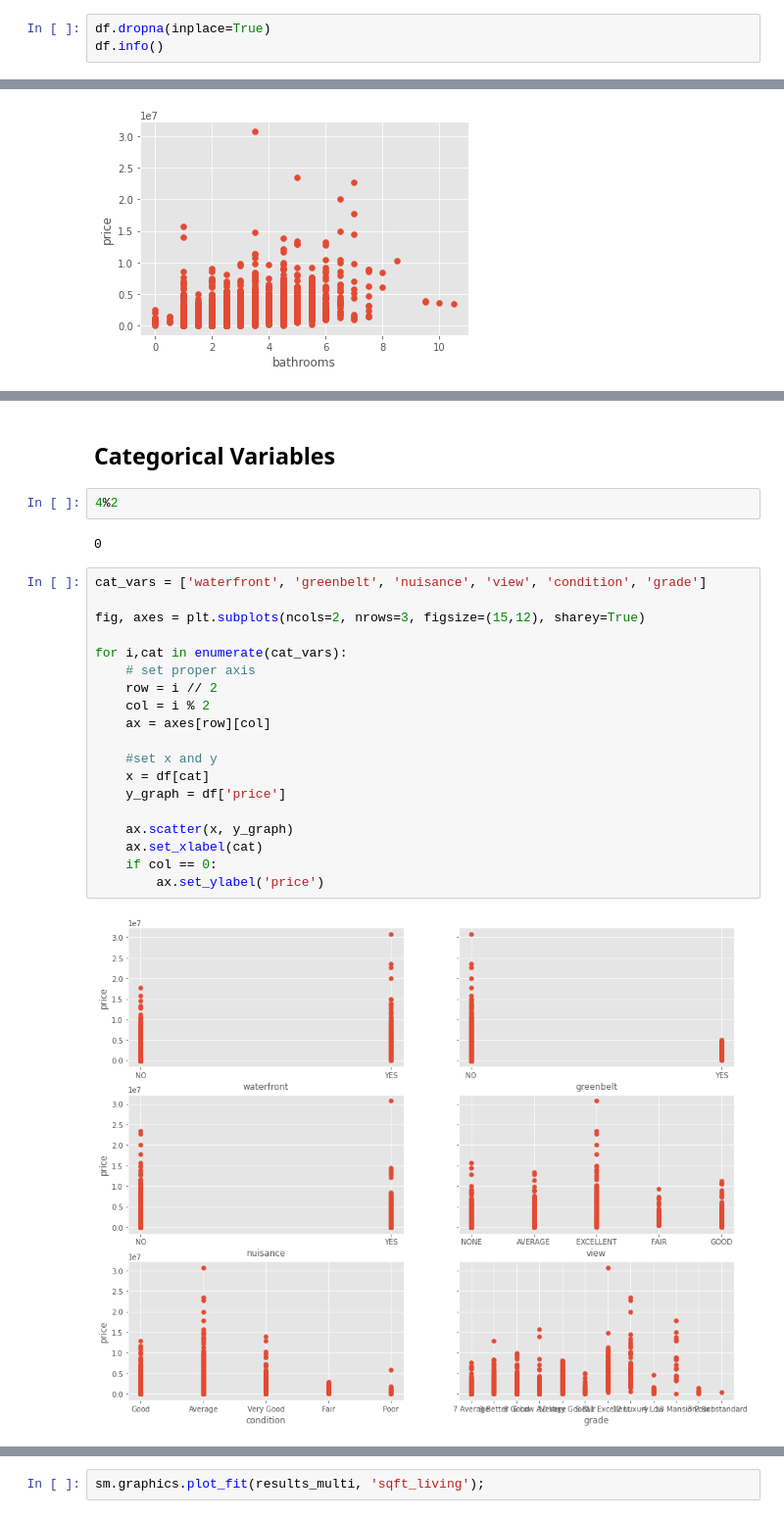
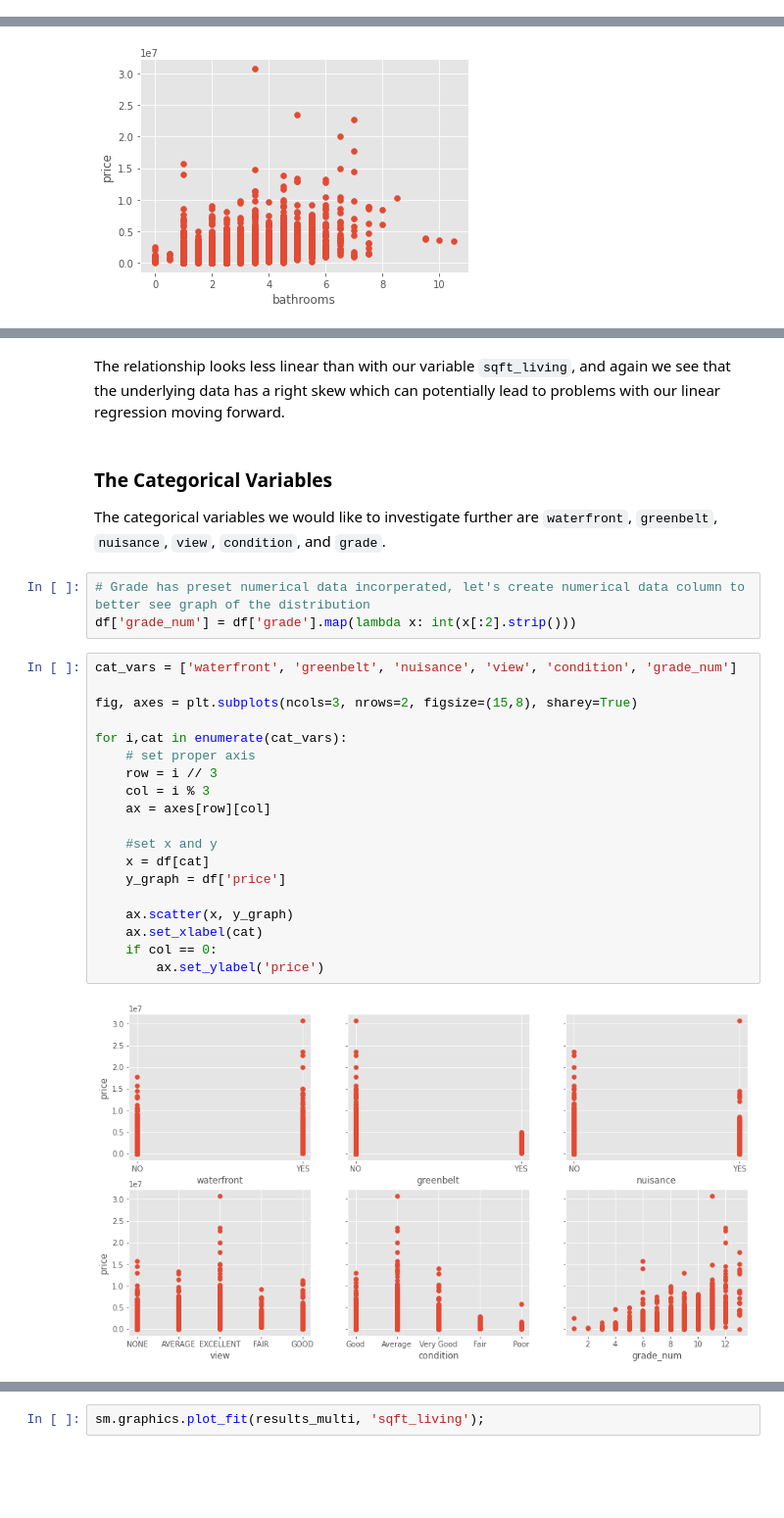
Before and after one commit to Bella3s/housing-analysis-project, a Jupyter notebook: housing_analysis.ipynb, the cells around one changed output, grey strips where cells are left out. Shown at 98% size. Saved outputs shown, nothing was run; the diff lists cells and outputs as text; blank space fills up the shorter version.

```diff
--- a/housing_analysis.ipynb
+++ b/housing_analysis.ipynb
@@ -64,6 +80,3 @@ memory usage: 5.8+ MB
 | `address` | The street address |
 | `lat` | Latitude coordinate of the house |
 | `long` | Longitude coordinate of the house |
-# %%
-df.dropna(inplace=True)
-df.info()
@@ -460,27 +436,30 @@ So that doesn't look linear at all :(.  The distribution of bathrooms was fairly
-# %% [markdown]
-## Categorical Variables
-# %%
-4%2
-# %% [output]
-0
+# %% [markdown]
+The relationship looks less linear than with our variable `sqft_living`, and again we see that the underlying data has a right skew which can potentially lead to problems with our linear regression moving forward.
+# %% [markdown]
+### The Categorical Variables
+
+The categorical variables we would like to investigate further are `waterfront`, `greenbelt`, `nuisance`, `view`, `condition`, and `grade`.
+# %%
+# Grade has preset numerical data incorperated, let's create numerical data column to better see graph of the distribution
+df['grade_num'] = df['grade'].map(lambda x: int(x[:2].strip()))
 # %%
-cat_vars = ['waterfront', 'greenbelt', 'nuisance', 'view', 'condition', 'grade']
+cat_vars = ['waterfront', 'greenbelt', 'nuisance', 'view', 'condition', 'grade_num']
 
-fig, axes = plt.subplots(ncols=2, nrows=3, figsize=(15,12), sharey=True)
+fig, axes = plt.subplots(ncols=3, nrows=2, figsize=(15,8), sharey=True)
 
 for i,cat in enumerate(cat_vars):
     # set proper axis
-    row = i // 2
-    col = i % 2
+    row = i // 3
+    col = i % 3
     ax = axes[row][col]
 
     #set x and y
     x = df[cat]
     y_graph = df['price']
 
     ax.scatter(x, y_graph)
     ax.set_xlabel(cat)
     if col == 0:
         ax.set_ylabel('price')
 # %% [output]
-[figure, old version]
+[figure, new version]
```
Also changed, not shown: parts of 148 cells of this notebook, 1 other file.
